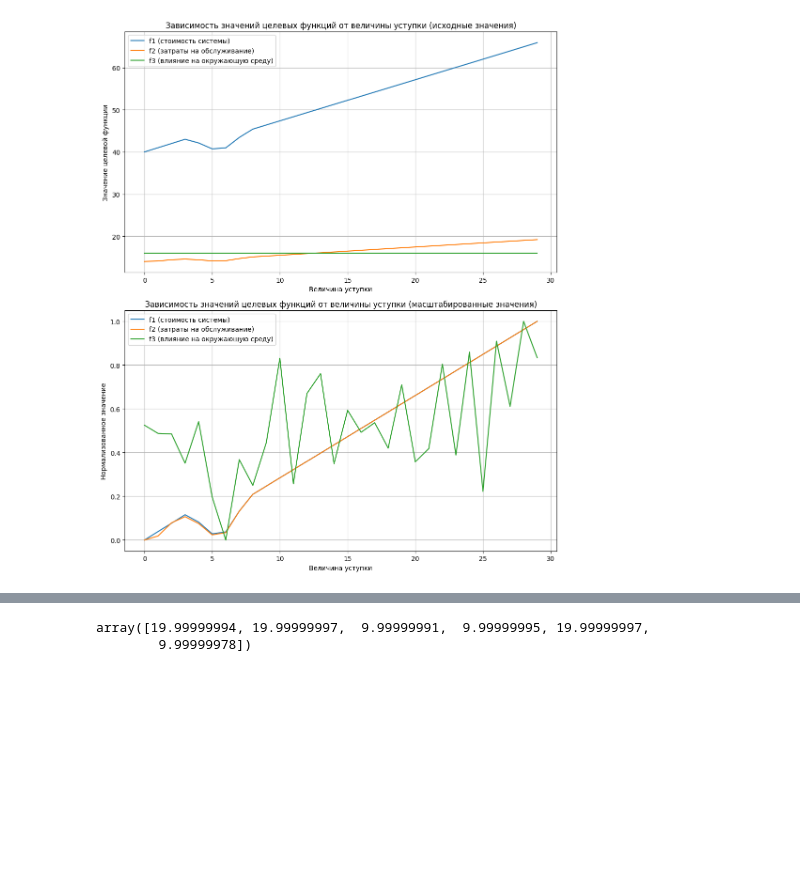
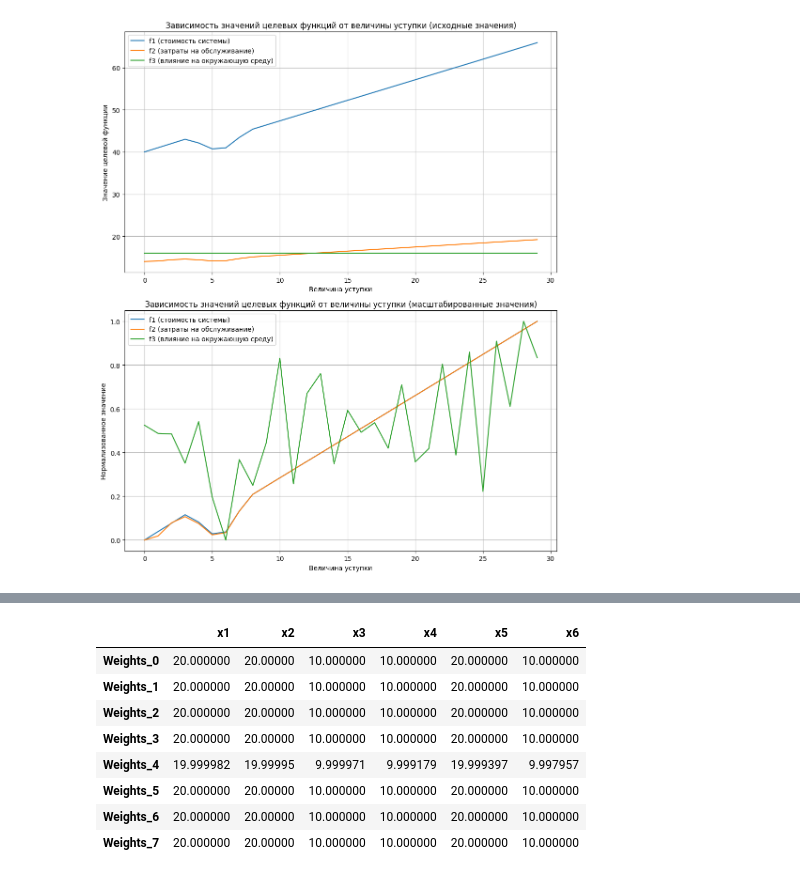
Before and after one commit to romanroff/ITMO_subjects, a Jupyter notebook: DecSupSys/Part 2/Лаба 1.ipynb, the cells around one changed output, grey strips where cells are left out. Drawn from its saved outputs; the diff is of its cells as text; code cells hidden in the pictures; blank space fills up the shorter version.

```diff
--- a/DecSupSys/Part 2/Лаба 1.ipynb
+++ b/DecSupSys/Part 2/Лаба 1.ipynb
@@ -197,5 +217,14 @@ plt.show()
-# %%
-results_ws[0]
-# %% [output]
-array([19.99999994, 19.99999997,  9.99999991,  9.99999995, 19.99999997,
-        9.99999978])
+# %%
+results_ws_df = pd.DataFrame(results_ws, index=[f'Weights_{i}' for i in range(len(weights_list))])
+results_ws_df.columns = ['x1', 'x2', 'x3', 'x4', 'x5', 'x6']
+results_ws_df
+# %% [output]
+|  | x1 | x2 | x3 | x4 | x5 | x6 |
+| Weights_0 | 20.000000 | 20.00000 | 10.000000 | 10.000000 | 20.000000 | 10.000000 |
+| Weights_1 | 20.000000 | 20.00000 | 10.000000 | 10.000000 | 20.000000 | 10.000000 |
+| Weights_2 | 20.000000 | 20.00000 | 10.000000 | 10.000000 | 20.000000 | 10.000000 |
+| Weights_3 | 20.000000 | 20.00000 | 10.000000 | 10.000000 | 20.000000 | 10.000000 |
+| Weights_4 | 19.999982 | 19.99995 | 9.999971 | 9.999179 | 19.999397 | 9.997957 |
+| Weights_5 | 20.000000 | 20.00000 | 10.000000 | 10.000000 | 20.000000 | 10.000000 |
+| Weights_6 | 20.000000 | 20.00000 | 10.000000 | 10.000000 | 20.000000 | 10.000000 |
+| Weights_7 | 20.000000 | 20.00000 | 10.000000 | 10.000000 | 20.000000 | 10.000000 |
```
Also changed, not shown: parts of 5 cells of this notebook, 4 other files.
